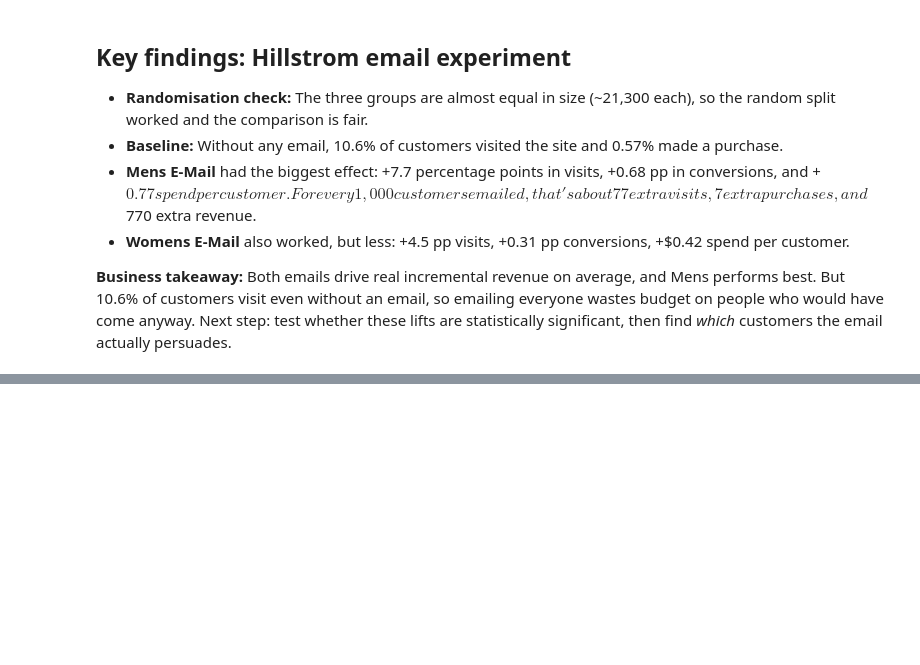
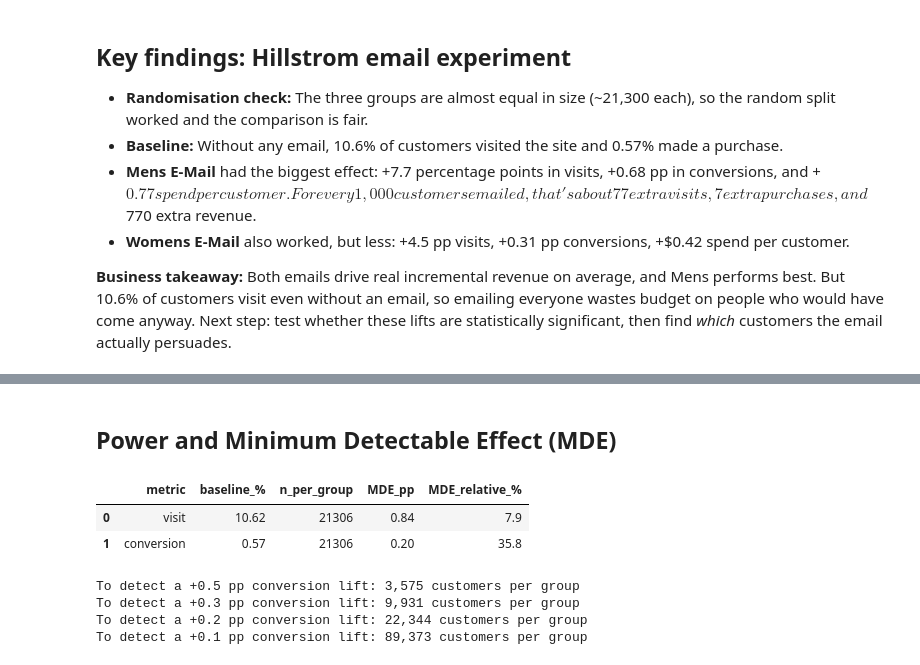
Before and after one commit to SKM1919/liftlens, a Jupyter notebook: notebooks/01_hillstrom_exploration.ipynb, the cells around one changed output, grey strips where cells are left out. Saved outputs shown, nothing was run; the diff lists cells and outputs as text; code cells hidden in the pictures; blank space fills up the shorter version.

Commit message:
Complete Easy tier: significance tests and power analysis.

```diff
--- a/notebooks/01_hillstrom_exploration.ipynb
+++ b/notebooks/01_hillstrom_exploration.ipynb
@@ -45,0 +86,47 @@ Name: count, dtype: int64
+# %% [markdown]
+## Power and Minimum Detectable Effect (MDE)
+# %%
+from scipy.stats import norm
+import numpy as np
+
+def mde(p_base, n_per_group, alpha=0.05, power=0.80):
+    """Smallest lift (as a proportion) we can reliably detect."""
+    z_alpha = norm.ppf(1 - alpha / 2)   # 1.96 for 95% confidence
+    z_power = norm.ppf(power)           # 0.84 for 80% power
+    se = np.sqrt(2 * p_base * (1 - p_base) / n_per_group)
+    return (z_alpha + z_power) * se
+
+def sample_size(p_base, lift, alpha=0.05, power=0.80):
+    """Customers needed PER GROUP to detect a given lift."""
+    z_alpha = norm.ppf(1 - alpha / 2)
+    z_power = norm.ppf(power)
+    return int(np.ceil(2 * p_base * (1 - p_base) * ((z_alpha + z_power) / lift) ** 2))
+
+n = len(control)
+rows = []
+for metric in ['visit', 'conversion']:
+    p0 = control[metric].mean()
+    m = mde(p0, n)
+    rows.append({
+        'metric': metric,
+        'baseline_%': round(p0 * 100, 2),
+        'n_per_group': n,
+        'MDE_pp': round(m * 100, 2),
+        'MDE_relative_%': round(m / p0 * 100, 1)
+    })
+
+pd.DataFrame(rows)
+# %% [output]
+|  | metric | baseline_% | n_per_group | MDE_pp | MDE_relative_% |
+| 0 | visit | 10.62 | 21306 | 0.84 | 7.9 |
+| 1 | conversion | 0.57 | 21306 | 0.20 | 35.8 |
+# %%
+p0 = control['conversion'].mean()
+for lift_pp in [0.5, 0.3, 0.2, 0.1]:
+    print(f"To detect a +{lift_pp} pp conversion lift: "
+          f"{sample_size(p0, lift_pp / 100):,} customers per group")
+# %% [output]
+To detect a +0.5 pp conversion lift: 3,575 customers per group
+To detect a +0.3 pp conversion lift: 9,931 customers per group
+To detect a +0.2 pp conversion lift: 22,344 customers per group
+To detect a +0.1 pp conversion lift: 89,373 customers per group
```
Also changed, not shown: parts of 3 cells of this notebook.
